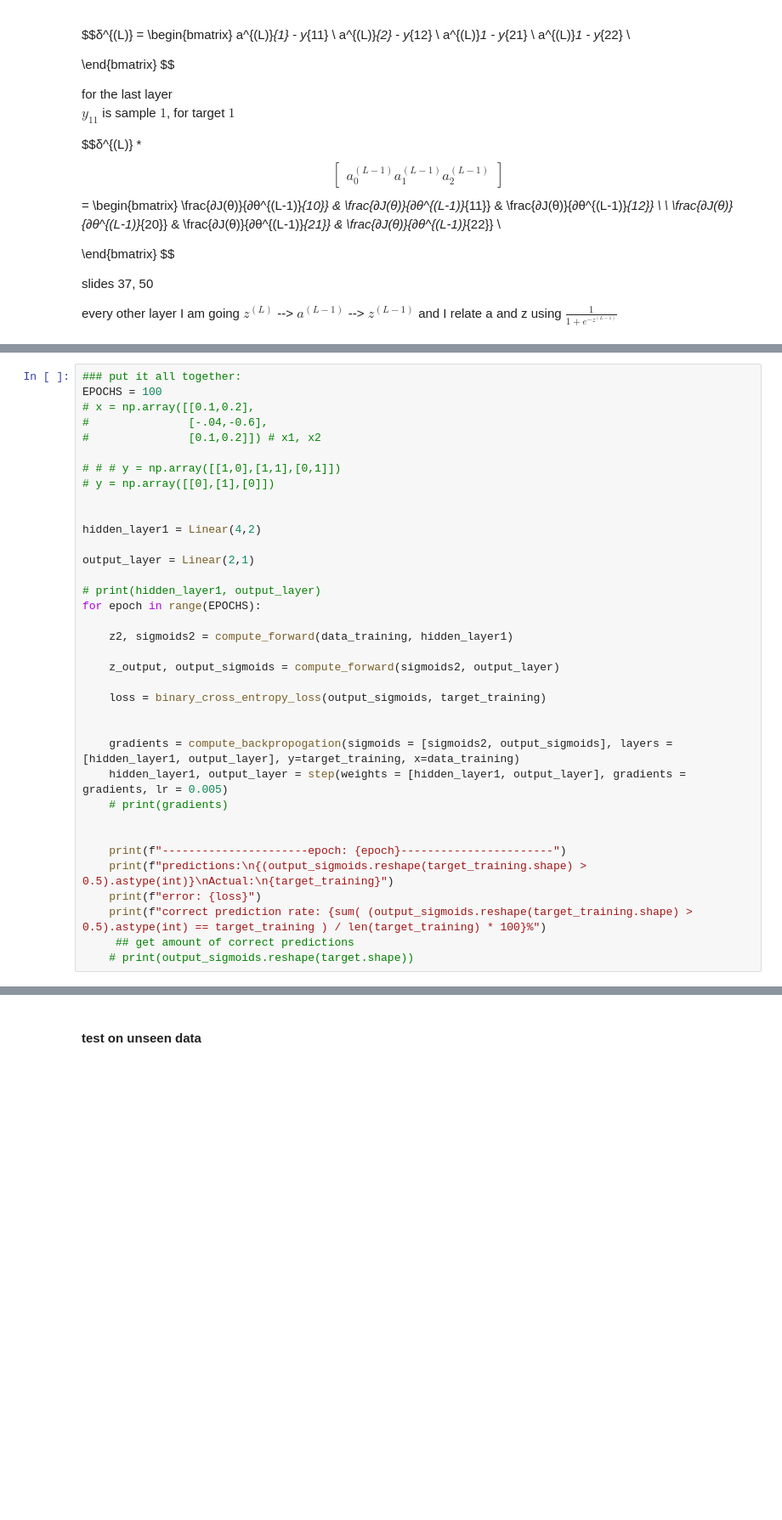
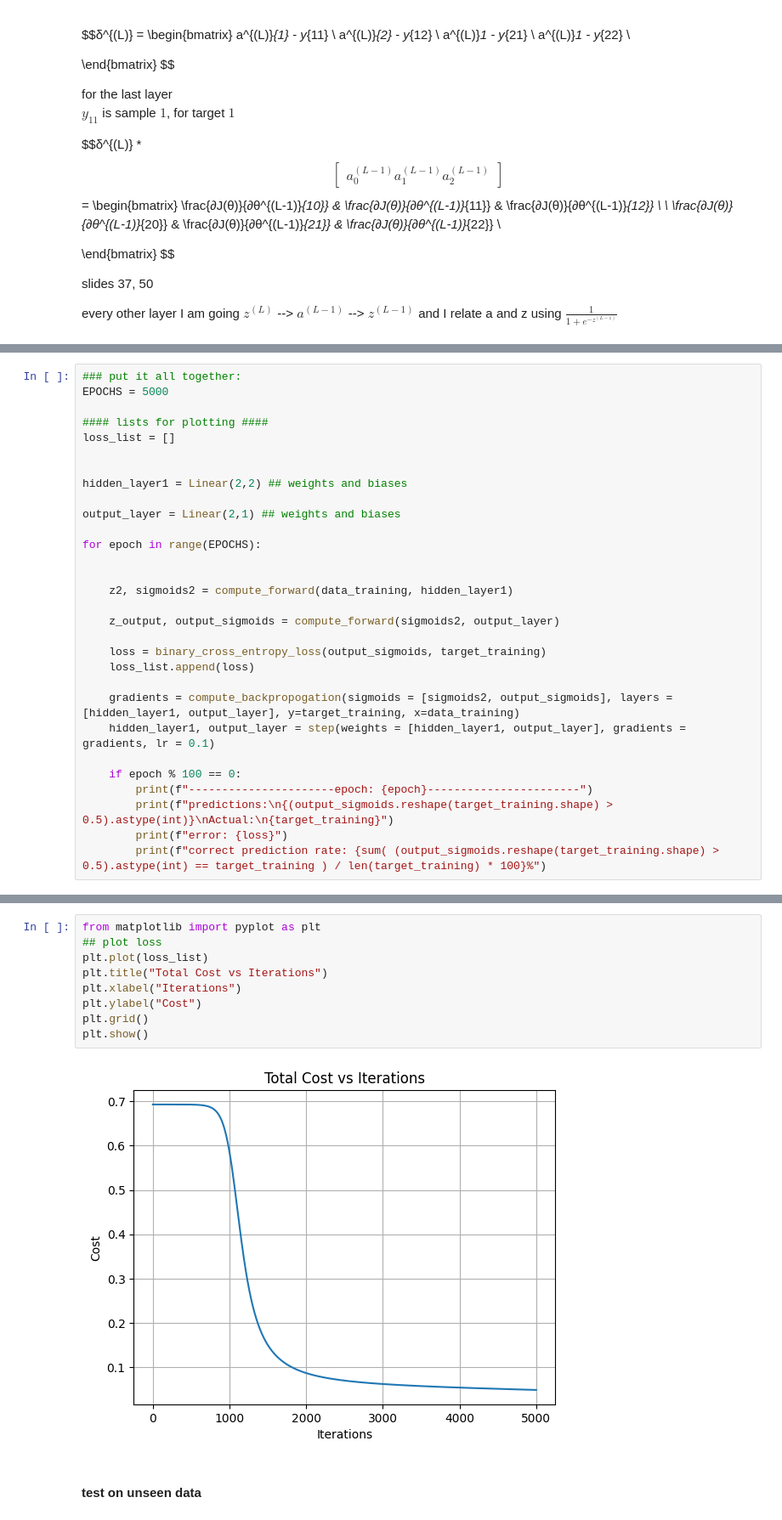
Before and after one commit to Abeoseh/machine-learning, a Jupyter notebook: homework/assignment6/ann.ipynb, the cells around one changed output, grey strips where cells are left out. Shown at 85% size. Saved outputs shown, nothing was run; the diff lists cells and outputs as text; blank space fills up the shorter version.

```diff
--- a/homework/assignment6/ann.ipynb
+++ b/homework/assignment6/ann.ipynb
@@ -213,40 +202,34 @@ target_training, target_test = target[training_idx], target[test_idx]
 data_training, data_test = data[training_idx], data[test_idx]
 # %%
 ### put it all together:
-EPOCHS = 100
-# x = np.array([[0.1,0.2],
-#               [-.04,-0.6],
-#               [0.1,0.2]]) # x1, x2
+EPOCHS = 5000
 
-# # # y = np.array([[1,0],[1,1],[0,1]])
-# y = np.array([[0],[1],[0]])
+#### lists for plotting ####
+loss_list = []
 
 
-hidden_layer1 = Linear(4,2)
+hidden_layer1 = Linear(2,2) ## weights and biases
 
-output_layer = Linear(2,1)
+output_layer = Linear(2,1) ## weights and biases
 
-# print(hidden_layer1, output_layer)
 for epoch in range(EPOCHS):
+
 
     z2, sigmoids2 = compute_forward(data_training, hidden_layer1)
 
     z_output, output_sigmoids = compute_forward(sigmoids2, output_layer)
 
     loss = binary_cross_entropy_loss(output_sigmoids, target_training)
-
+    loss_list.append(loss)
 
     gradients = compute_backpropogation(sigmoids = [sigmoids2, output_sigmoids], layers = [hidden_layer1, output_layer], y=target_training, x=data_training)
-    hidden_layer1, output_layer = step(weights = [hidden_layer1, output_layer], gradients = gradients, lr = 0.005)
-    # print(gradients)
+    hidden_layer1, output_layer = step(weights = [hidden_layer1, output_layer], gradients = gradients, lr = 0.1)
 
-
-    print(f"----------------------epoch: {epoch}-----------------------")
-    print(f"predictions:\n{(output_sigmoids.reshape(target_training.shape) > 0.5).astype(int)}\nActual:\n{target_training}")
-    print(f"error: {loss}")
-    print(f"correct prediction rate: {sum( (output_sigmoids.reshape(target_training.shape) > 0.5).astype(int) == target_training ) / len(target_training) * 100}%")
-     ## get amount of correct predictions
-    # print(output_sigmoids.reshape(target.shape))
+    if epoch % 100 == 0:
+        print(f"----------------------epoch: {epoch}-----------------------")
+        print(f"predictions:\n{(output_sigmoids.reshape(target_training.shape) > 0.5).astype(int)}\nActual:\n{target_training}")
+        print(f"error: {loss}")
+        print(f"correct prediction rate: {sum( (output_sigmoids.reshape(target_training.shape) > 0.5).astype(int) == target_training ) / len(target_training) * 100}%")
 # %% [output]
 ----------------------epoch: 0-----------------------
 predictions:
@@ -268,3 +253,14 @@ correct prediction rate: 100.0%
+# %%
+from matplotlib import pyplot as plt
+## plot loss
+plt.plot(loss_list)
+plt.title("Total Cost vs Iterations")
+plt.xlabel("Iterations")
+plt.ylabel("Cost")
+plt.grid()
+plt.show()
+# %% [output]
+[figure, added]
 # %% [markdown]
 #### test on unseen data
 # %%
```
Also changed, not shown: parts of 14 cells of this notebook, 1 other file.
